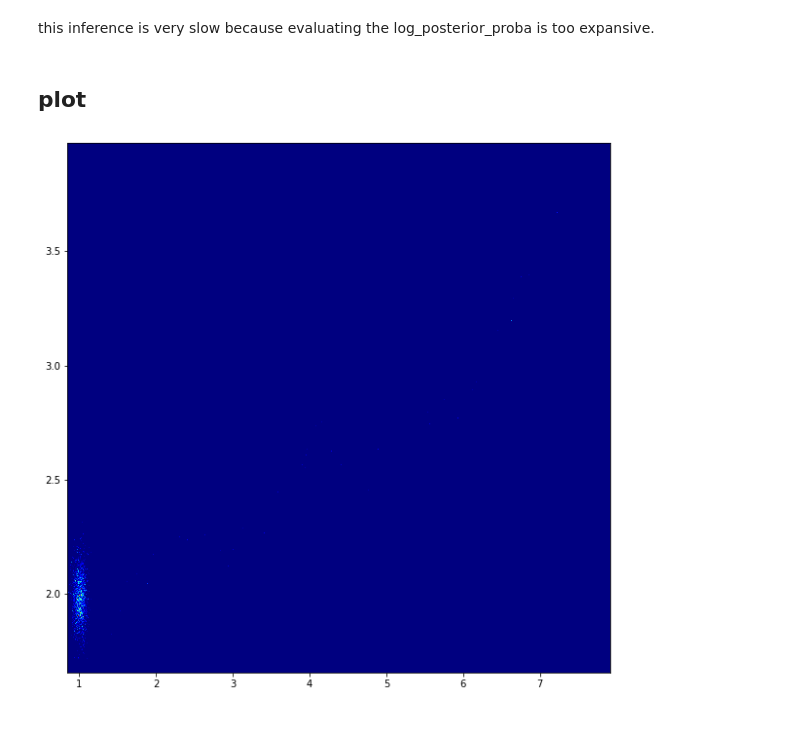
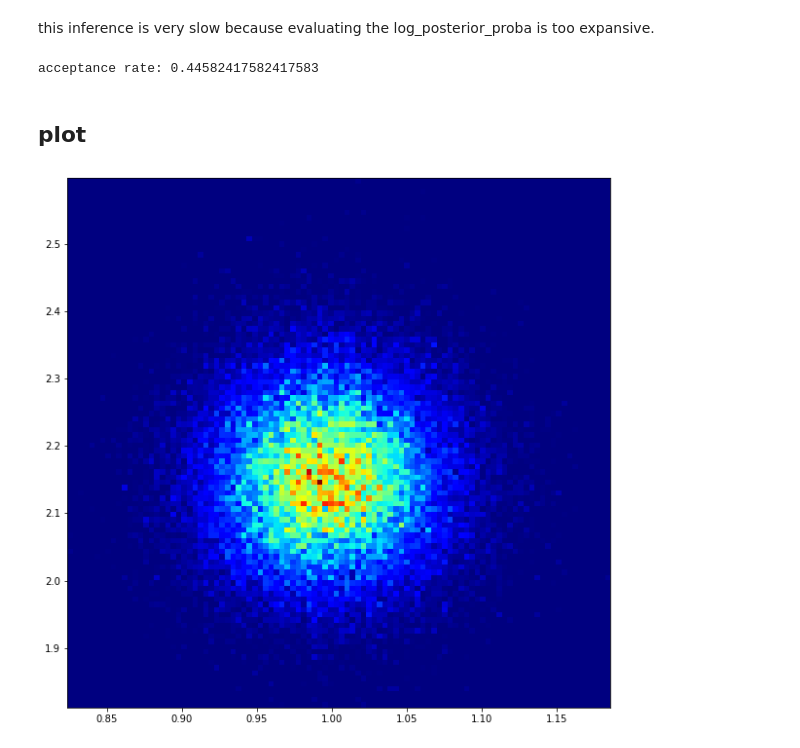
Before and after one commit to WangHaiYang874/ABC22, a Jupyter notebook: done works/gilespe hydrogen mcmc inference 4.ipynb, the cells around one changed output. Drawn from its saved outputs; the diff is of its cells as text; code cells hidden in the pictures.

```diff
--- a/done works/gilespe hydrogen mcmc inference 4.ipynb
+++ b/done works/gilespe hydrogen mcmc inference 4.ipynb
@@ -139,0 +106,3 @@ n_big/N
+# %%
+model.prior.theta_range = np.array([[0.85,1.8],[1.15,2.5]])
+model.posterior_heatmap(true_theta=theta,n=(100,100),s=8)
@@ -148,15 +120,17 @@ this inference is very slow because evaluating the log_posterior_proba is too ex
 # %%
 mcmc = NaiveSampler(model=model)
 
-init_pos = theta + np.uniform(-1,1,size=2)
+init_pos = theta + np.random.uniform(-1,1,size=2)
 
-posterior_samples = mcmc.simulation(theta_range='positive',box_size=box_size, n=int(1e6),init_position=init_pos)
+posterior_samples = mcmc.simulation(theta_range='positive',box_size=box_size, n=int(1e5),init_position=init_pos)
+# %% [output]
+acceptance rate: 0.44582417582417583
 # %% [markdown]
 ## plot
 # %%
-XX, YY = posterior_samples.T
+XX, YY = posterior_samples[1000:].T
 plt.figure(figsize=(10,10))
-ax = plt.hist2d(XX,YY,bins=(1000,1000),cmap='jet')
+ax = plt.hist2d(XX,YY,bins=(100,100),cmap='jet')
 print()
 # %% [output]
-[figure, old version]
+[figure, new version]
```
Also changed, not shown: parts of 11 cells of this notebook.
